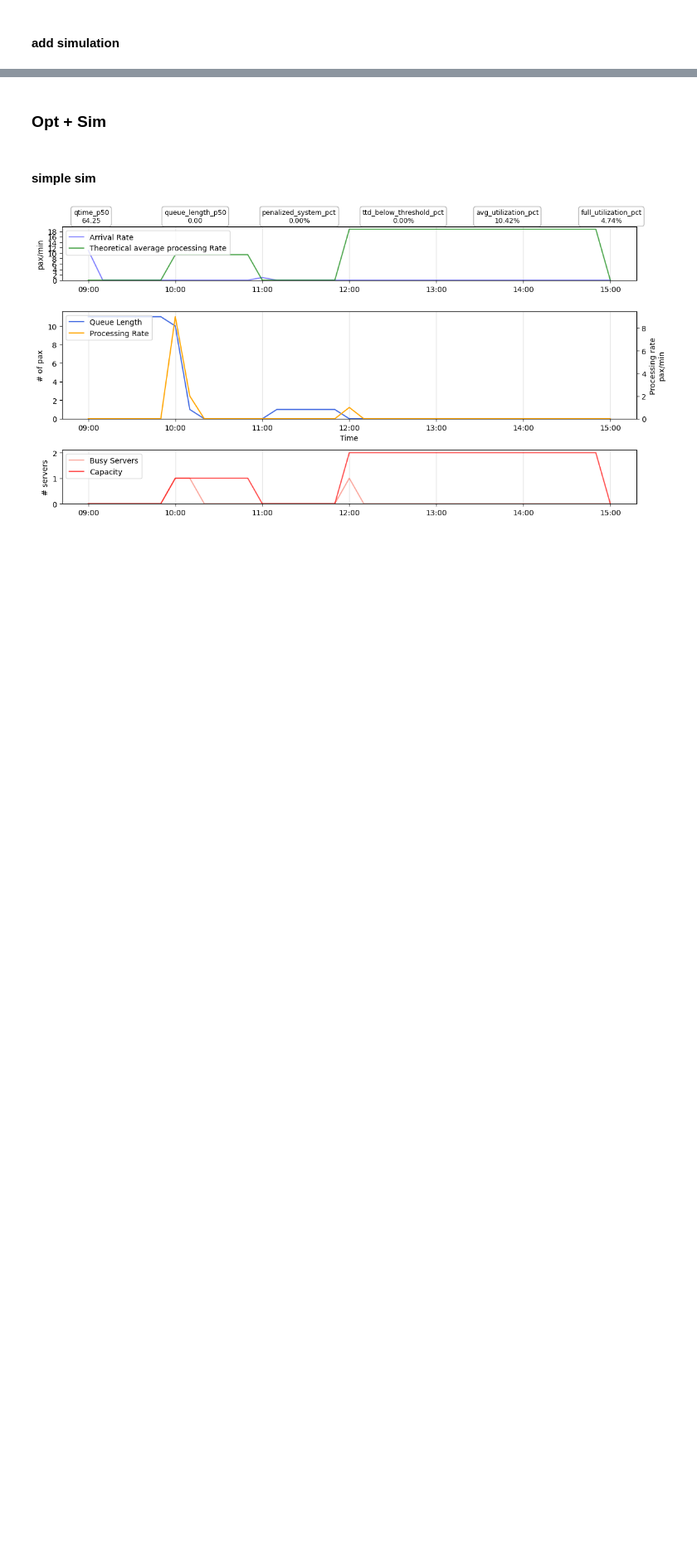
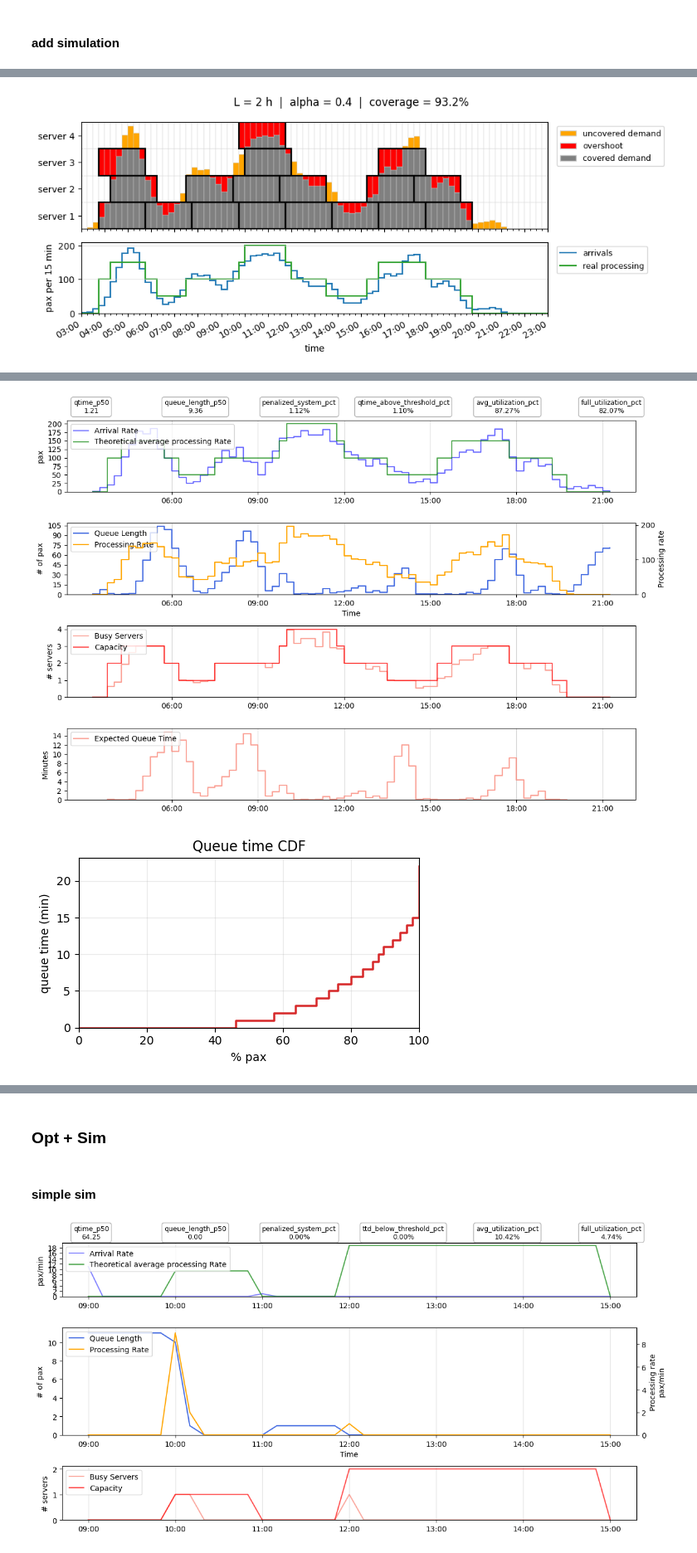
Before and after one commit to ZanchiLorenzo/security_paper, a Jupyter notebook: Tester FLR security.ipynb, the cells around one changed output, grey strips where cells are left out. Shown at 83% size. Drawn from its saved outputs; the diff is of its cells as text; code cells hidden in the pictures; blank space fills up the shorter version.

```diff
--- a/Tester FLR security.ipynb
+++ b/Tester FLR security.ipynb
@@ -1826,0 +1546,15 @@ plotutils.plot_queue_cdf(sim_results.df_queue_cdf)
+# %%
+planner = security_class.SecurityPlanner(arrivals, server_registry)
+
+res = planner.run(L=2, alpha=0.4, K_total=1000)
+plotutils.plot_grid_overlay(res)
+
+classe2= security_class.SecuritySimulator(
+    flight_demand=flight_demand,
+    intervals=utils.server_schedule_to_intervals(res.server_schedule),
+    server_registry=server_registry)
+
+sim_results = classe2.run(n_scenarios=1, n_workers=4, timebin=15, buffer_threshold=30, base_seed=base_seed)
+plotutils.plot_all(sim_results.df_timeline, sim_results.df_kpis)
+plotutils.plot_queue_cdf(sim_results.df_queue_cdf)
+# %% [output]
@@ -1826,0 +1562 @@ plotutils.plot_queue_cdf(sim_results.df_queue_cdf)
+[figure, added]
@@ -1826,0 +1564,2 @@ plotutils.plot_queue_cdf(sim_results.df_queue_cdf)
+[figure, added]
+[figure, added]
```
Also changed, not shown: parts of 14 cells of this notebook, 7 other files.
